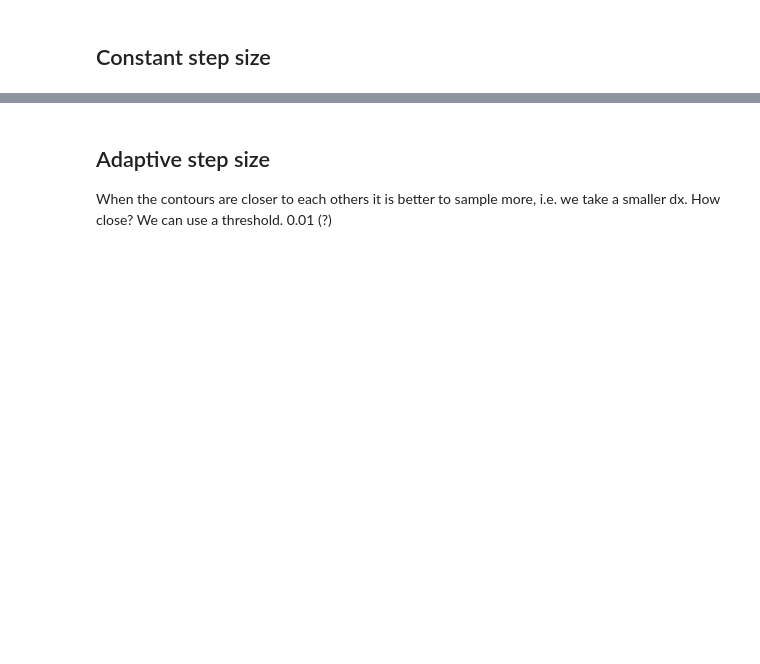
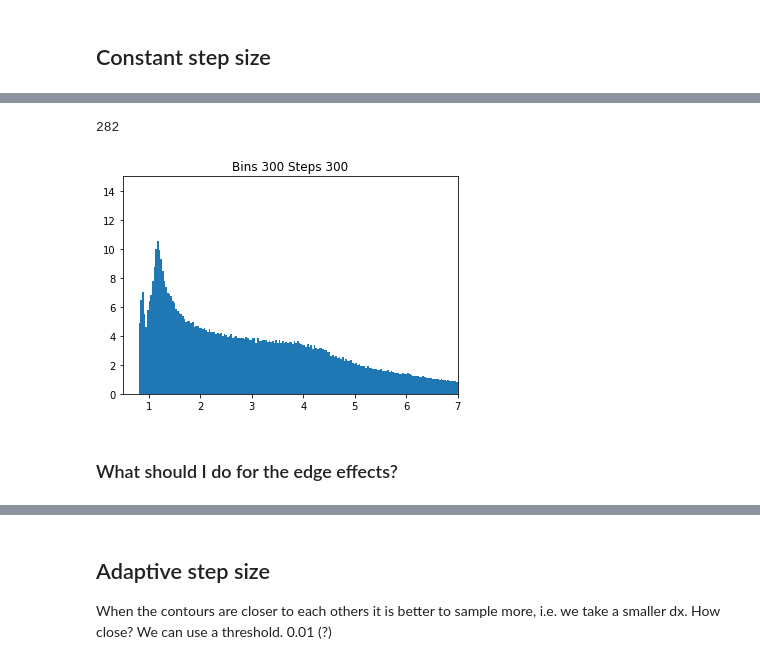
Before and after one commit to margres/Master-thesis, a Jupyter notebook: Contour_integral.ipynb, the cells around one changed output, grey strips where cells are left out. Drawn from its saved outputs; the diff is of its cells as text; code cells hidden in the pictures; blank space fills up the shorter version.

```diff
--- a/Contour_integral.ipynb
+++ b/Contour_integral.ipynb
@@ -53,0 +248,8 @@ plt.show()
+# %%
+#I need the same time stamps as the histogram which is range/n_bins
+b_saddle1_saddle2=[]
+for j in range(1,int((tau_critical[index_saddle2]-tau_critical[index_saddle1])/hist_time_step)):
+    b=np.sqrt(mu_min1) + np.sqrt(mu_min2) - \
+        (np.sqrt(-mu_critical(mu_saddle1)*np.log(0.01*j) + np.sqrt(-mu_saddle2)*np.log(np.abs(tau_critical[index_saddle1]
+        + hist_time_step*j - tau_critical[index_saddle2])))/np.pi
+    b_saddle1_saddle2.append(b)
@@ -53,0 +258,8 @@ plt.show()
+# %%
+#I need the same time stamps as the histogram which is range/n_bins
+b_saddle2=[]
+for j in range(1,int((tau_critical[index_saddle2]-tau_critical[index_saddle1])/hist_time_step)):
+    b=np.sqrt(mu_min1) + np.sqrt(mu_min2) - \
+        (np.sqrt(-mu_critical(x[index_saddle1],y[index_saddle1]))*np.log(tau_critical[index_saddle2] + hist_time_step*j -
+        tau_critical[index_saddle1]) + np.sqrt(-mu_saddle2)*np.log(hist_time_step*j))/np.pi
+    b_saddle2.append(b)
@@ -53,0 +286,33 @@ plt.show()
+# %%
+#I calculate the tau of the critical points
+index_critical=[]
+for i,x_v in enumerate(x_lin):
+    for j in range(len(x)):
+        if x[j]-8*10**-2<x_v<x[j]+8*10**-2:
+            index_critical.append(i)
+
+index_critical=list(set(index_critical))
+x_lin_smooth=np.delete(x_lin, index_critical)
+y_lin_smooth=np.delete(y_lin, index_critical)
+# %%
+len(x_lin_smooth)
+# %% [output]
+282
+# %%
+X_s,Y_s =np.meshgrid(x_lin_smooth, y_lin_smooth) # grid of point
+tau_smooth = tau_point_mass(X_s, Y_s) # evaluation of the function on the grid
+# %%
+tau_for_hist_smooth=tau_smooth.flatten()
+dx=np.ones(len(tau_for_hist_smooth))*(xmax-xmin)/(len(x_lin))  #size of the step in the grid. in the lens frame of reference
+weight=dx*dx/(np.max(tau)-np.min(tau))*(len(x_lin))
+values_smooth, bins_smooth, _ =plt.hist(tau_for_hist, n_bins, weights=weight) #color='gray') #psi
+plt.xlim(0.5, 7)
+plt.ylim(0, 15)
+area = sum(np.diff(bins)*values)
+plt.title('Bins '+str(n_bins)+' Steps '+str(n_steps))
+plt.savefig('smooth_hist_constantstep_Bins_'+str(n_bins)+'_Steps_'+str(n_steps))
+plt.show()
+# %% [output]
+[figure, added]
+# %% [markdown]
+### What should I do for the edge effects?
```
Also changed, not shown: parts of 68 cells of this notebook, 23 other files.
